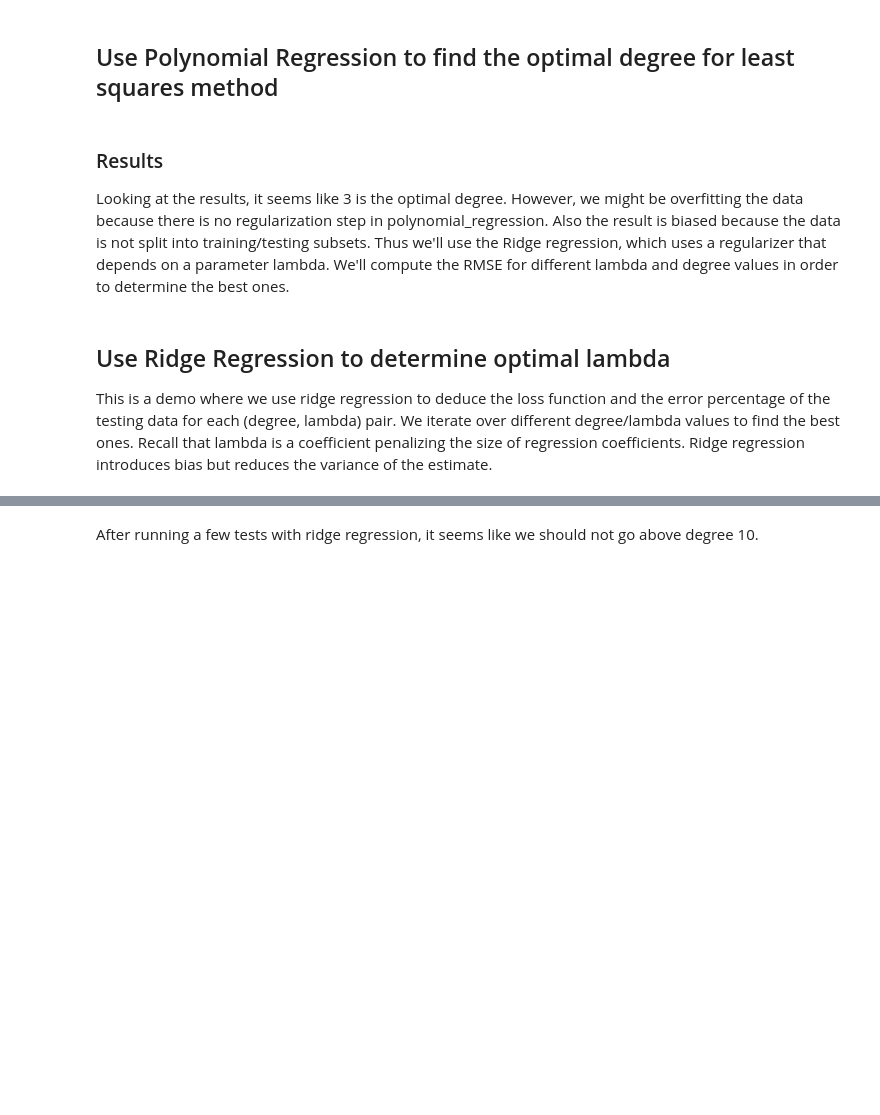
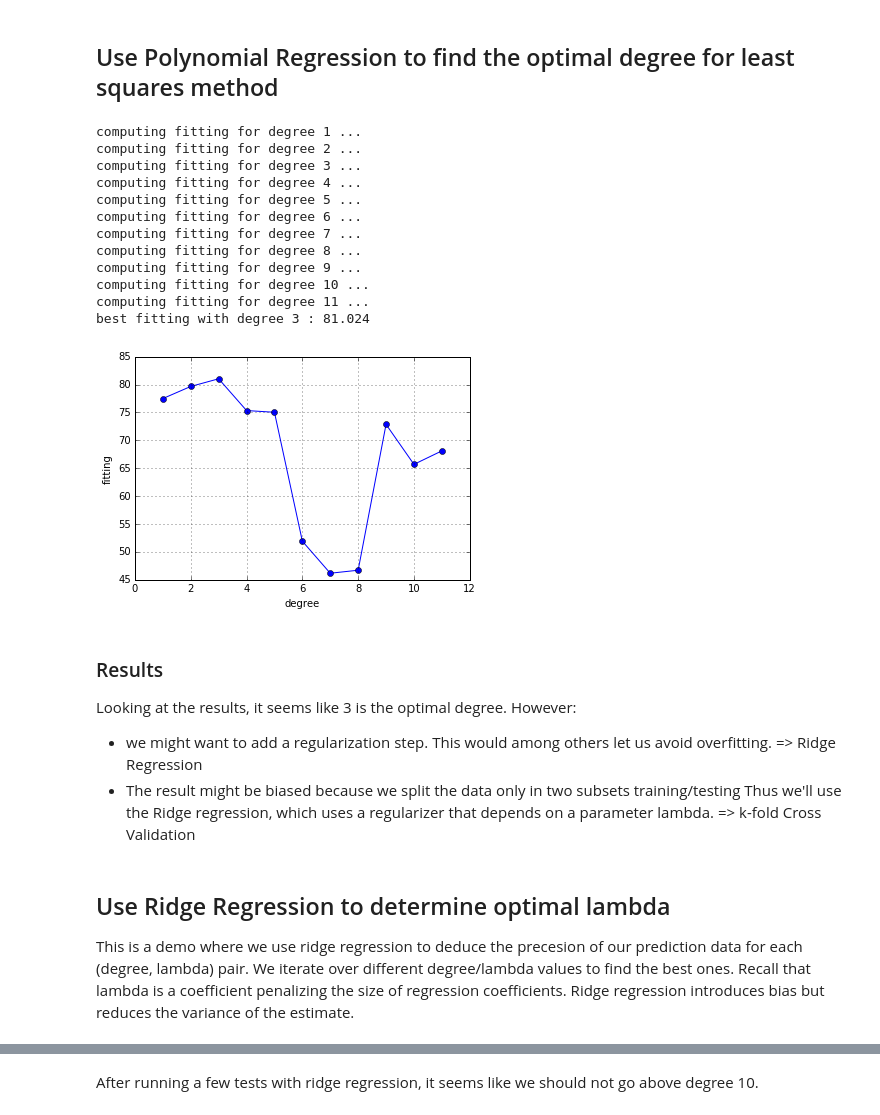
Before and after one commit to rbsteinm/Higgs-Boson-Machine-Learning-Challenge, a Jupyter notebook: project1.ipynb, the cells around one changed output, grey strips where cells are left out. Cells and saved outputs as stored; diff of their text form; code cells hidden in the pictures; blank space fills up the shorter version.

```diff
--- a/project1.ipynb
+++ b/project1.ipynb
@@ -64,10 +64,29 @@ polynomial_regression()
+# %%
+x_tr, y_tr, x_te, y_te = split_data(tX, y, 4/5)
+degrees = range(1, 12)
+polynomial_regression(x_tr, y_tr, x_te, y_te, degrees)
+# %% [output]
+computing fitting for degree 1 ...
+computing fitting for degree 2 ...
+computing fitting for degree 3 ...
+computing fitting for degree 4 ...
+computing fitting for degree 5 ...
+computing fitting for degree 6 ...
+computing fitting for degree 7 ...
+computing fitting for degree 8 ...
+computing fitting for degree 9 ...
+computing fitting for degree 10 ...
+computing fitting for degree 11 ...
+best fitting with degree 3 : 81.024
+[figure, added]
 # %% [markdown]
 ### Results
-Looking at the results, it seems like 3 is the optimal degree. However, we might be overfitting the data because there is no regularization step in polynomial_regression. Also the result is biased because the data is not split into training/testing subsets. Thus we'll use the Ridge regression, which uses a regularizer that depends on a parameter lambda.
-We'll compute the RMSE for different lambda and degree values in order to determine the best ones.
+Looking at the results, it seems like 3 is the optimal degree. However:
+- we might want to add a regularization step. This would among others let us avoid overfitting. => Ridge Regression
+- The result might be biased because we split the data only in two subsets training/testing Thus we'll use the Ridge regression, which uses a regularizer that depends on a parameter lambda. => k-fold Cross Validation
 # %% [markdown]
 ## Use Ridge Regression to determine optimal lambda
-This is a demo where we use ridge regression to deduce the loss function and the error percentage of the testing data for each (degree, lambda) pair. We iterate over different degree/lambda values to find the best ones. Recall that lambda is a coefficient penalizing the size of regression coefficients. Ridge regression introduces bias but reduces the variance of the estimate.
+This is a demo where we use ridge regression to deduce the precesion of our prediction data for each (degree, lambda) pair. We iterate over different degree/lambda values to find the best ones. Recall that lambda is a coefficient penalizing the size of regression coefficients. Ridge regression introduces bias but reduces the variance of the estimate.
 # %%
 seed = 1
 split_ratio = 0.8
```
Also changed, not shown: parts of 13 cells of this notebook, 2 other files.
